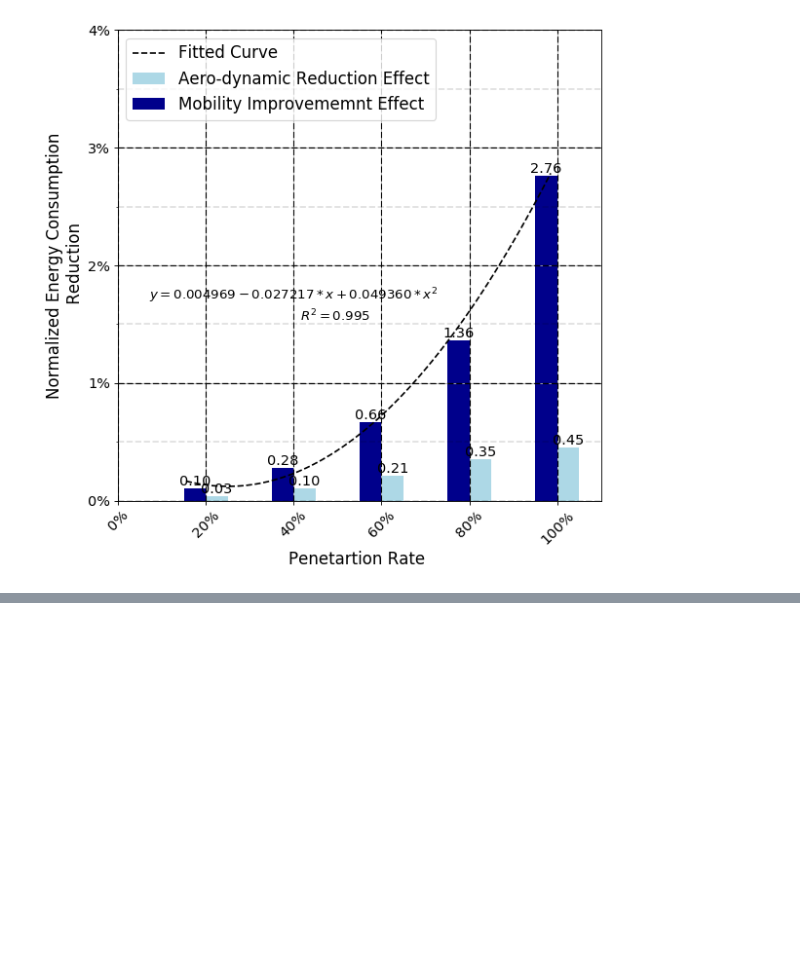
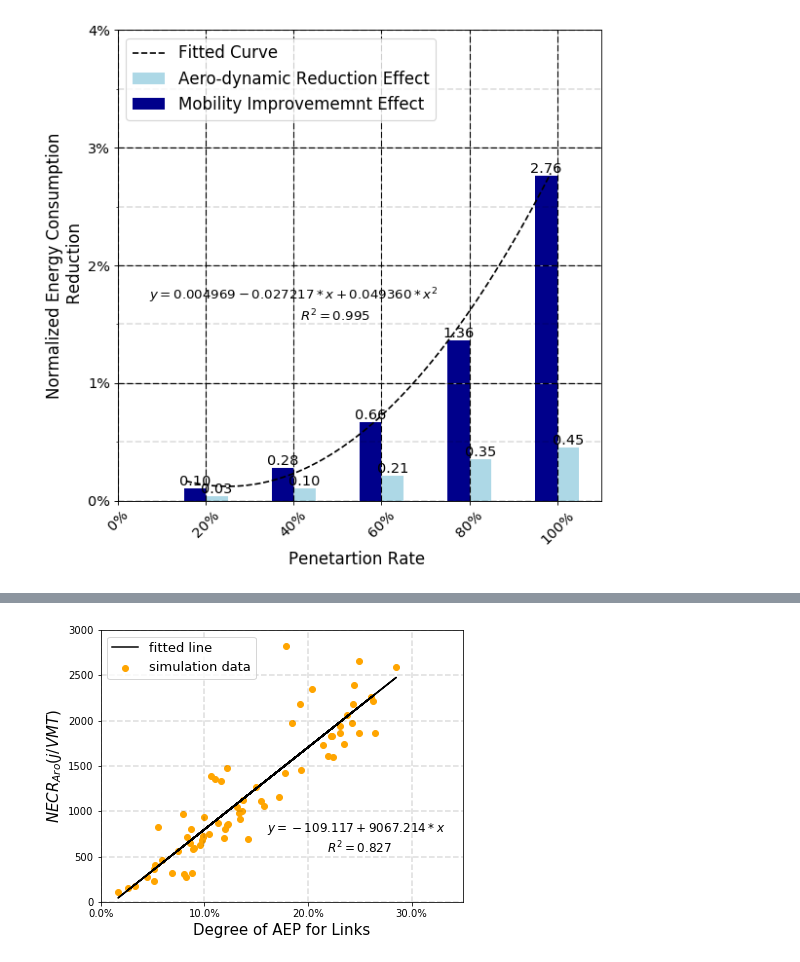
Before and after one commit to haniramezani/Plots-for-Fuel-Consumption-paper, a Jupyter notebook: plots.ipynb, the cells around one changed output, grey strips where cells are left out. Cells and saved outputs as stored; diff of their text form; code cells hidden in the pictures; blank space fills up the shorter version.

```diff
--- a/plots.ipynb
+++ b/plots.ipynb
@@ -199,0 +200,54 @@ plt.show()
+# %%
+df_Aero_link=df_Aero_link.dropna()
+lin_regressor3 = linear_model.LinearRegression()
+X3=df_Aero_link.AEP.values.reshape(-1,1)
+Y3=df_Aero_link.NECR.values.reshape(-1,1)
+lr3=lin_regressor3.fit(X3,Y3 )
+pred3=lr3.predict(X3)
+r_sqr3=(lr3.score(X3,Y3))
+# %%
+fig3, ax=plt.subplots(1,1, figsize=(6.5,5))
+ax.scatter(df_Aero_link.AEP*100, df_Aero_link.NECR, color='orange', label='simulation data')
+ax.plot(X3*100,pred3, color='k', label='fitted line')
+
+ax.set_xlim(0,35)
+ax.set_ylim(0,3000)
+
+ax.set_xlabel('Degree of AEP for Links', size=15)
+ax.set_ylabel('$NECR_{Aro}  (j/VMT)$', size=15)
+fmt = '%.1f%%'
+mformat = mtick.FormatStrFormatter(fmt)
+ax.xaxis.set_major_formatter(mformat)
+
+
+plt.legend(loc='upper left', prop={'size':13})
+
+
+
+xmajorLocator = mtick.MultipleLocator(10)
+ymajorLocator = mtick.MultipleLocator(500)
+
+ax.xaxis.set_major_locator(xmajorLocator)
+ax.yaxis.set_major_locator(ymajorLocator)
+
+
+for ticks in ax.xaxis.get_major_ticks():
+    tick.label.set_fontsize(20)
+    tick.label.set_color('k')
+for ticks in ax.yaxis.get_major_ticks():
+    tick.label.set_fontsize(20)
+    tick.label.set_color('k')
+
+for xmaj in ax.xaxis.get_majorticklocs():
+    ax.axvline(x=xmaj, ls='--', color='k', linewidth=.2*lw)
+for ymaj in ax.yaxis.get_majorticklocs():
+    ax.axhline(y=ymaj, ls='--', color='k',linewidth=.2*lw)
+
+ax.text(25, 500,s= r"""$y=%.3f+%.3f*x$
+$R^2=%0.3f$"""%(lr3.intercept_,lr3.coef_[0],r_sqr3),
+                    ha='center', va='bottom', size=12)
+
+
+plt.show()
+# %% [output]
+[figure, added]
```
Also changed, not shown: parts of 4 cells of this notebook.
